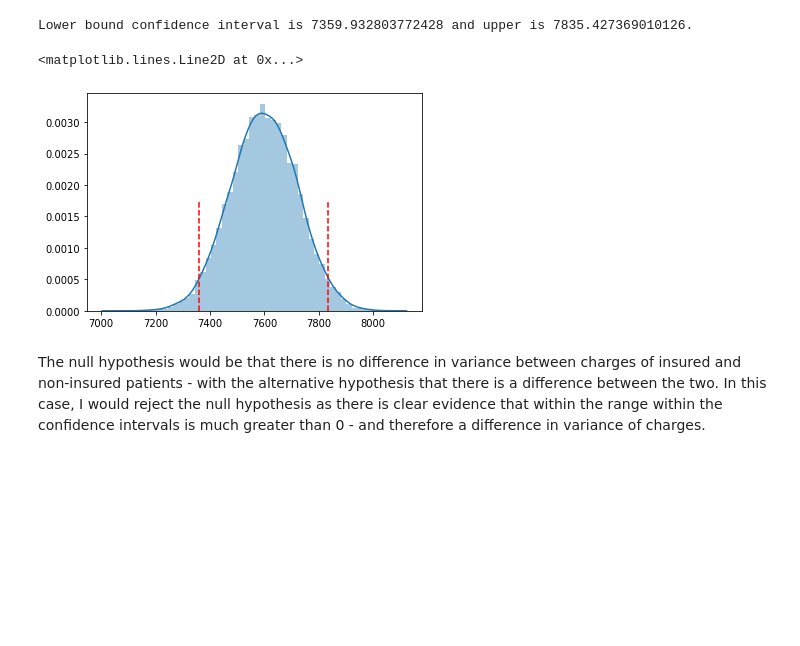
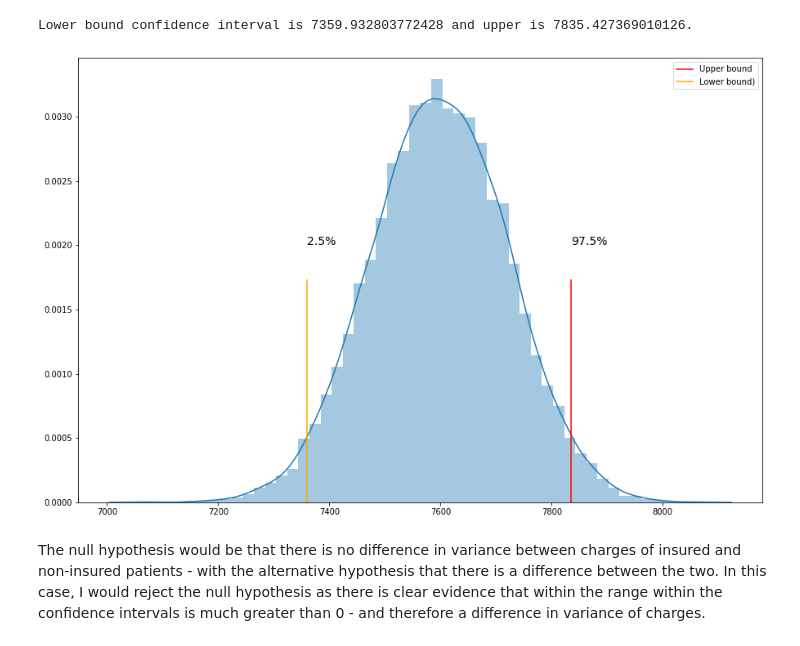
Before and after one commit to dudikbender/springboard, a Jupyter notebook: Bootstrap_Inference_Mini-Project8.19/inferential_statistics_2-Q.ipynb, the cells around one changed output. Cells and saved outputs as stored; diff of their text form; code cells hidden in the pictures; blank space fills up the shorter version.

```diff
--- a/Bootstrap_Inference_Mini-Project8.19/inferential_statistics_2-Q.ipynb
+++ b/Bootstrap_Inference_Mini-Project8.19/inferential_statistics_2-Q.ipynb
@@ -91,12 +91,16 @@ print('Lower bound confidence interval is {} and upper is {}.'.format(lower_boun
 # %% [output]
 Lower bound confidence interval is 7359.932803772428 and upper is 7835.427369010126.
 # %%
+plt.figure(figsize=(15,10))
 sns.distplot(difference_list)
-plt.axvline(upper_bound, ymax=0.5, color='red', linestyle = '--')
-plt.axvline(lower_bound, ymax=0.5, color='red', linestyle = '--')
+plt.axvline(upper_bound, ymax=0.5, color='red', linestyle = '-', label='Upper bound')
+plt.axvline(lower_bound, ymax=0.5, color='orange', linestyle = '-', label='Lower bound)')
+plt.text(x=upper_bound, y=0.002, s='97.5%', fontsize=14)
+plt.text(x=lower_bound, y=0.002, s='2.5%', fontsize=14)
+plt.legend()
+plt.show()
 # %% [output]
-<matplotlib.lines.Line2D at 0x...>
-[figure, old version]
+[figure, new version]
 # %% [markdown]
 The null hypothesis would be that there is no difference in variance between charges of insured and non-insured patients - with the alternative hypothesis that there is a difference between the two. In this case, I would reject the null hypothesis as there is clear evidence that within the range within the confidence intervals is much greater than 0 - and therefore a difference in variance of charges.
 # %% [markdown]
```
Also changed, not shown: parts of 6 cells of this notebook.
